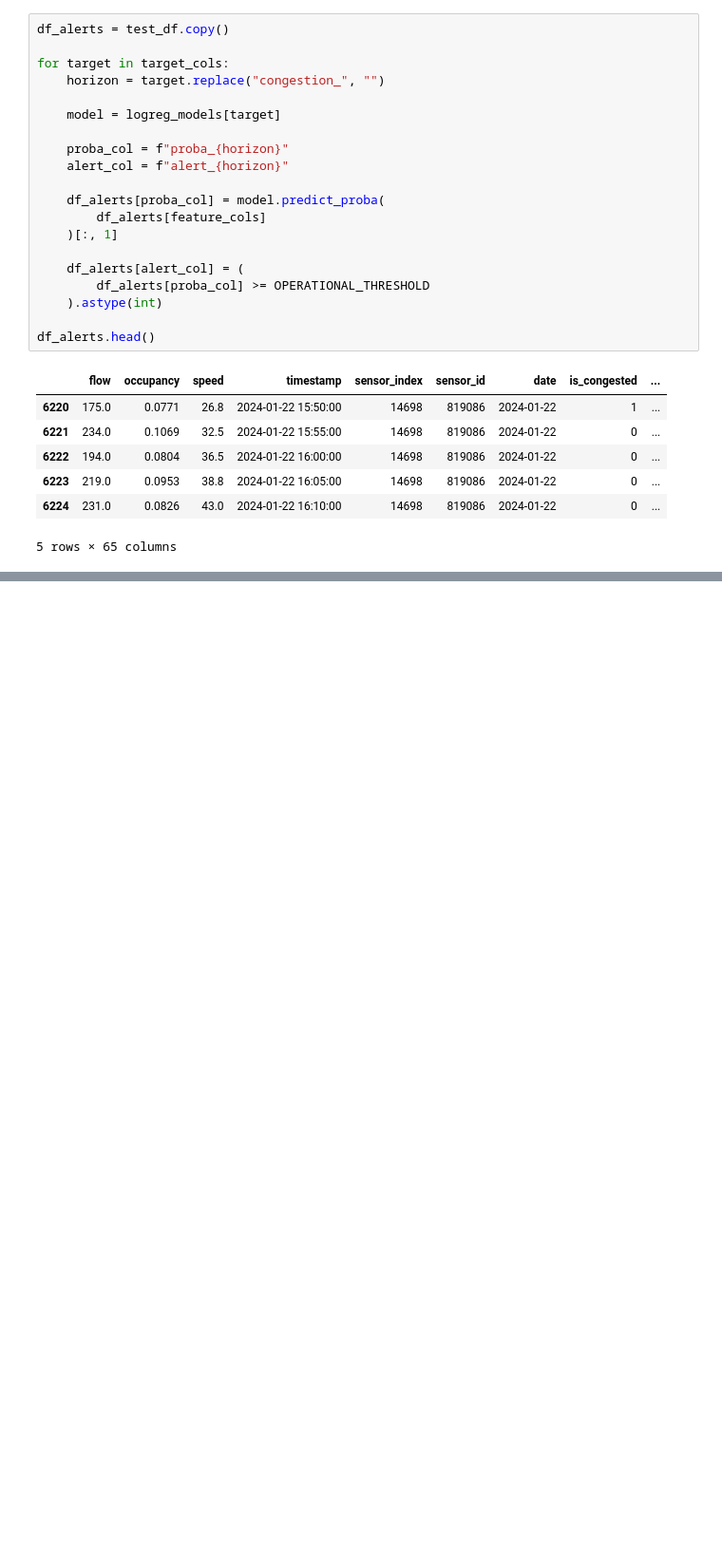
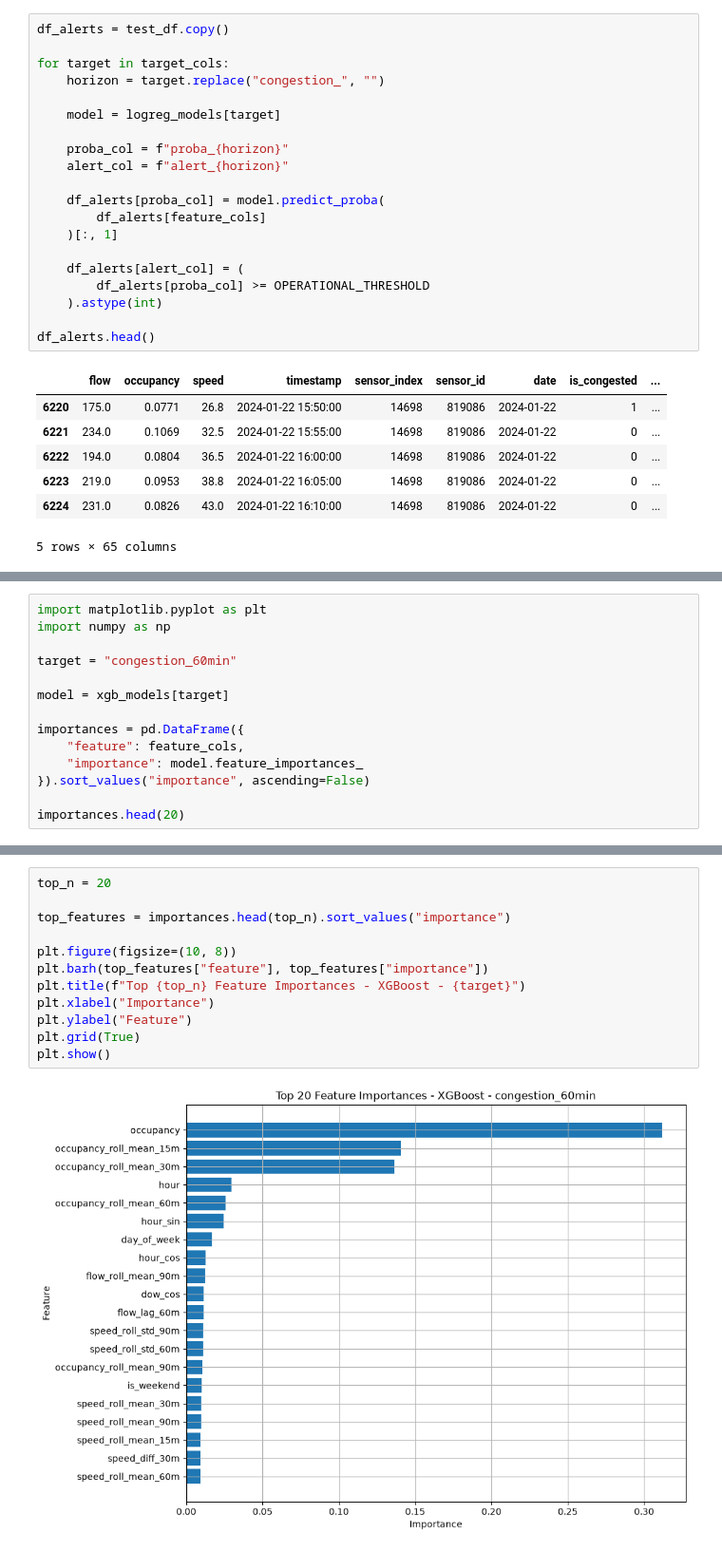
Before and after one commit to manolisfcb/END-TO-END-MLPROJECT, a Jupyter notebook: traffic-prediction-forecasting/analysis/BaseLineModel.ipynb, the cells around one changed output, grey strips where cells are left out. Shown at 95% size. Saved outputs shown, nothing was run; the diff lists cells and outputs as text; blank space fills up the shorter version.

```diff
--- a/traffic-prediction-forecasting/analysis/BaseLineModel.ipynb
+++ b/traffic-prediction-forecasting/analysis/BaseLineModel.ipynb
@@ -491,0 +686,14 @@ df_alerts.head()
+# %%
+import matplotlib.pyplot as plt
+import numpy as np
+
+target = "congestion_60min"
+
+model = xgb_models[target]
+
+importances = pd.DataFrame({
+    "feature": feature_cols,
+    "importance": model.feature_importances_
+}).sort_values("importance", ascending=False)
+
+importances.head(20)
@@ -491,0 +718,14 @@ df_alerts.head()
+# %%
+top_n = 20
+
+top_features = importances.head(top_n).sort_values("importance")
+
+plt.figure(figsize=(10, 8))
+plt.barh(top_features["feature"], top_features["importance"])
+plt.title(f"Top {top_n} Feature Importances - XGBoost - {target}")
+plt.xlabel("Importance")
+plt.ylabel("Feature")
+plt.grid(True)
+plt.show()
+# %% [output]
+[figure, added]
```
Also changed, not shown: parts of 15 cells of this notebook, 3 other files.
